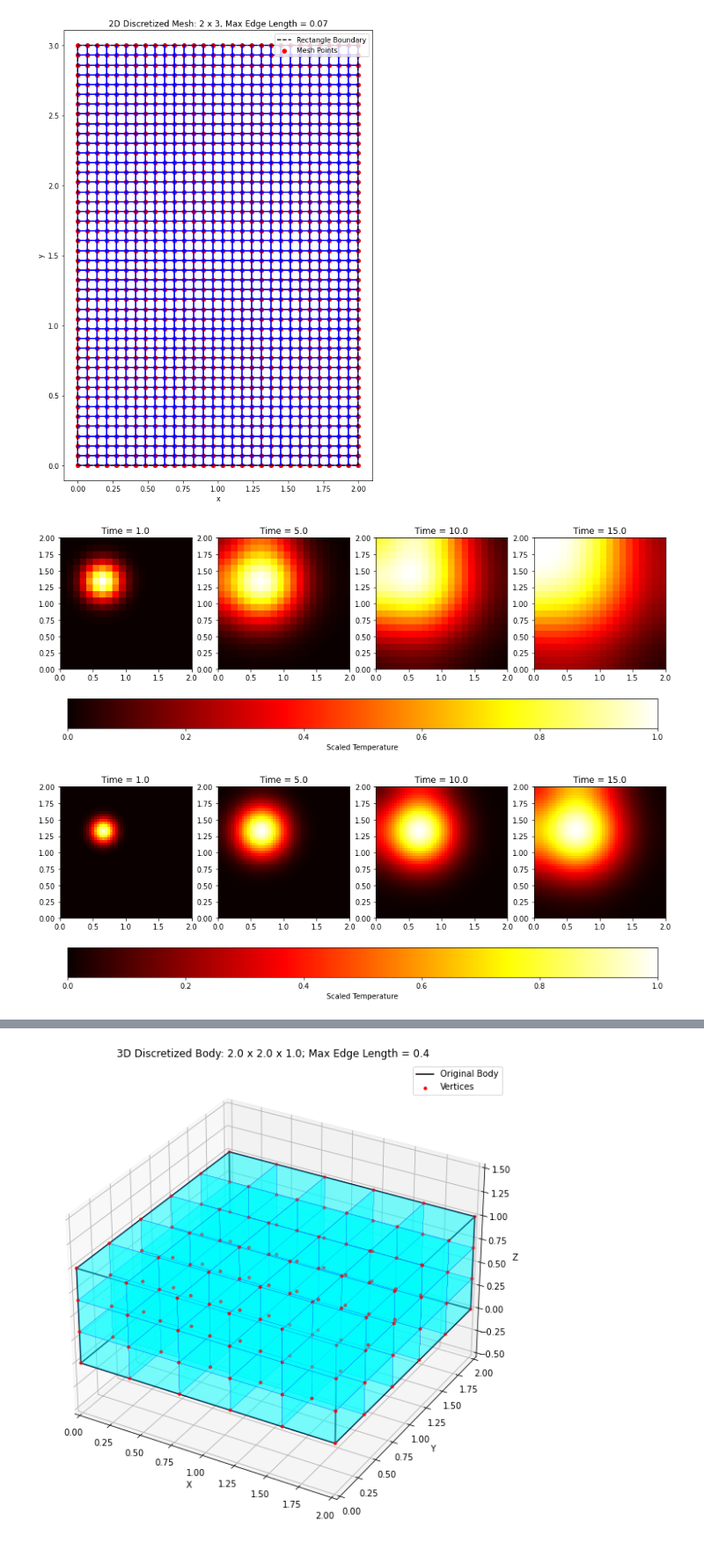
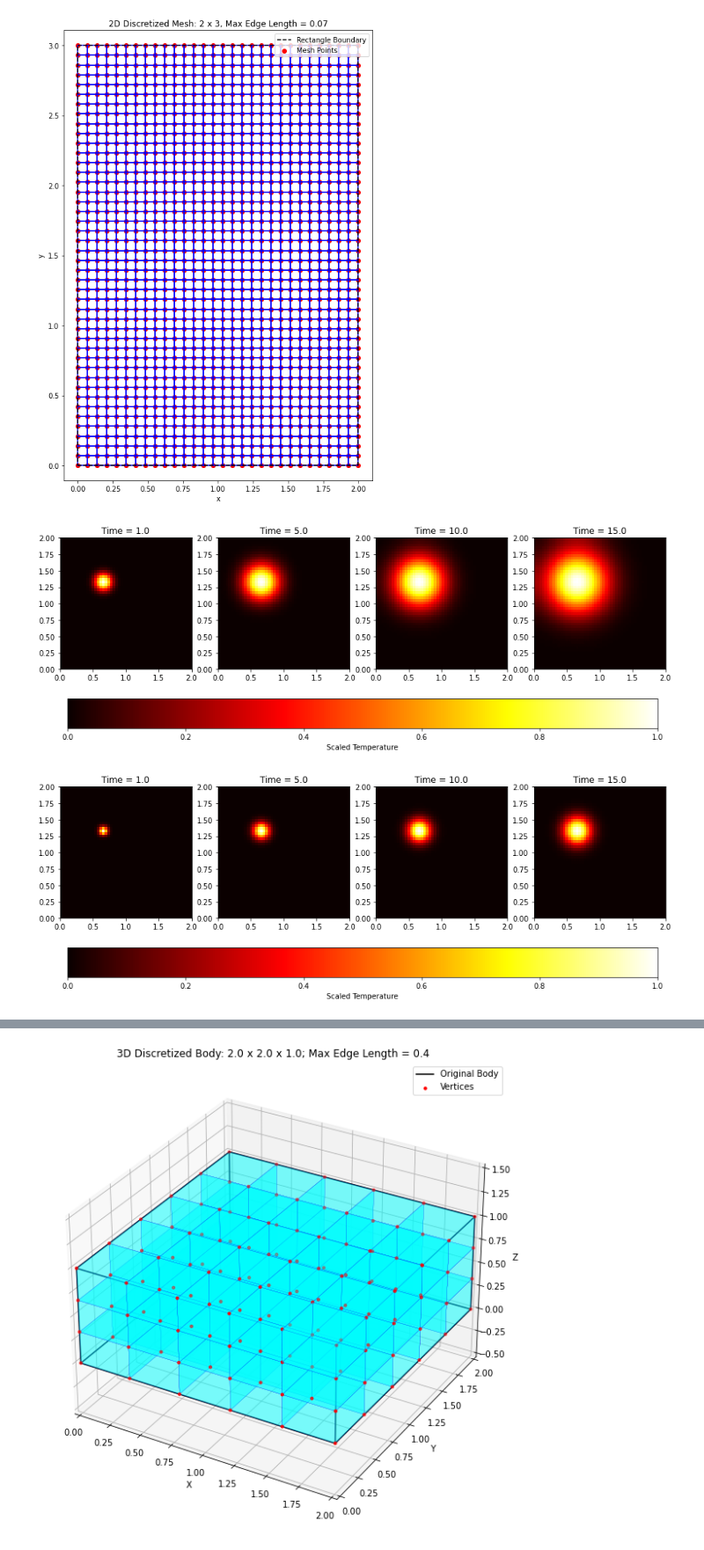
Before and after one commit to maxmandel03/MandelPHYS250FinalProject, a Jupyter notebook: Mandel_Phys250_FinalProject.ipynb, the cells around one changed output, grey strips where cells are left out. Shown at 88% size. Drawn from its saved outputs; the diff is of its cells as text; code cells hidden in the pictures.

```diff
--- a/Mandel_Phys250_FinalProject.ipynb
+++ b/Mandel_Phys250_FinalProject.ipynb
@@ -122,9 +122,9 @@ VizMesh2D(V, C, 0.07)
 [figure]
 # %%
 materials = {
-    "aluminum": 0.05,
-    "copper": 0.12,
-    "steel": 0.05,
+    "aluminum": 0.025,
+    "copper": 0.04,
+    "steel": 0.005,
 }
 
 def SimulateHeatDiffusion2D(V, C, heatSourceIndex, temp, material, numSteps=100, snapshotTimes=[10, 50, 100], dt=0.1):
@@ -144,18 +144,16 @@ def SimulateHeatDiffusion2D(V, C, heatSourceIndex, temp, material, numSteps=100,
         snapshots [List[List[float]]]: List of temperature arrays for the specified snapshots
     """
 
-    # Thermal diffusivity
-    alpha = materials.get(material, 0.1)  # Default if material not found
+    alpha = materials.get(material, 0.1)
 
-    # Initialize temperature array
-    temperatures = np.zeros(len(V))  # Temperature at each vertex
+    temperatures = np.zeros(len(V))  # initial temps
     snapshots = []
 
-    # Set initial temperature at the heat source
+    # initial temperature at the heat source
     for vertex_idx in C[heatSourceIndex]:
         temperatures[vertex_idx] = temp
 
-    # Simulate heat transfer
+    # simulate heat transfer
     for step in range(1, numSteps + 1):
         new_temperatures = temperatures.copy()
 
@@ -164,7 +162,7 @@ def SimulateHeatDiffusion2D(V, C, heatSourceIndex, temp, material, numSteps=100,
                 # Identify neighbors of this vertex
                 neighbors = [v for v in cell if v != vid]
 
-                # Heat diffusion calculation (simplified)
+                # Heat diffusion calculation (simplified version)
                 new_temperatures[vid] += alpha * dt * sum(
                     temperatures[neighbor] - temperatures[vid] for neighbor in neighbors
                 )
@@ -208,10 +206,9 @@ def SimulateHeatDiffusion2DWithDistances(V, C, heatSourceIndex, temp, material,
     Returns:
         snapshots [List[np.ndarray]]: List of temperature arrays for the specified snapshots
     """
-    # Thermal diffusivity constant
-    alpha = materials.get(material, 0.1)  # Default value if material is unknown
 
-    # Initialize temperatures at all vertices
+    alpha = materials.get(material, 0.1)  # default to 0.1 if material is unknown
+
     temperatures = np.zeros(len(V))  # Initial temperature of each vertex
     snapshots = []
 
@@ -229,39 +226,37 @@ def SimulateHeatDiffusion2DWithDistances(V, C, heatSourceIndex, temp, material,
                         np.array(V[i]) - np.array(V[j])
                     )
 
-    # Time stepping loop
+    # Time step loop
     for step in range(1, numSteps + 1):
         new_temperatures = temperatures.copy()
 
         for cell in C:
             for vid in cell:
                 # Identify neighbors of this vertex within the same cell
                 neighbors = [v for v in cell if v != vid]
 
                 # Weighted heat diffusion based on distances
                 for neighbor in neighbors:
                     distance = vertexDistances[(vid, neighbor)]
                     if distance > 0:
                         heatFlux = (temperatures[neighbor] - temperatures[vid]) / distance
                         new_temperatures[vid] += alpha * heatFlux * dt
 
-        # Update the temperatures
         temperatures = new_temperatures
 
-        # Store snapshots
         if step in snapshotTimes:
             snapshots.append(temperatures.copy())
 
     return snapshots
 
-V_, C_ = MakeDiscreteCells(2, 2, 0.1)
+V_, C_ = MakeDiscreteCells(2, 2, 0.04)
 Vr, Cr = MakeDiscreteCells(2, 2, 0.04)
 
 s_ = SimulateHeatDiffusion2DWithDistances(V_, C_, int(len(C_)/1.5), 270, "aluminum", 150, [10, 50, 100, 150])
-sr = SimulateHeatDiffusion2DWithDistances(Vr, Cr, int(len(Cr)/1.5), 270, "aluminum", 150, [10, 50, 100, 150])
+sr = SimulateHeatDiffusion2DWithDistances(Vr, Cr, int(len(Cr)/1.5), 270, "steel", 150, [10, 50, 100, 150])
 
 VizHeatSnapshots(V_, C_, s_, [10, 50, 100, 150])
 VizHeatSnapshots(Vr, Cr, sr, [10, 50, 100, 150])
 # %% [output]
-[figure, old version]
+[figure, new version]
-[figure, old version]
+[figure, new version]
```
Also changed, not shown: parts of 5 cells of this notebook.
